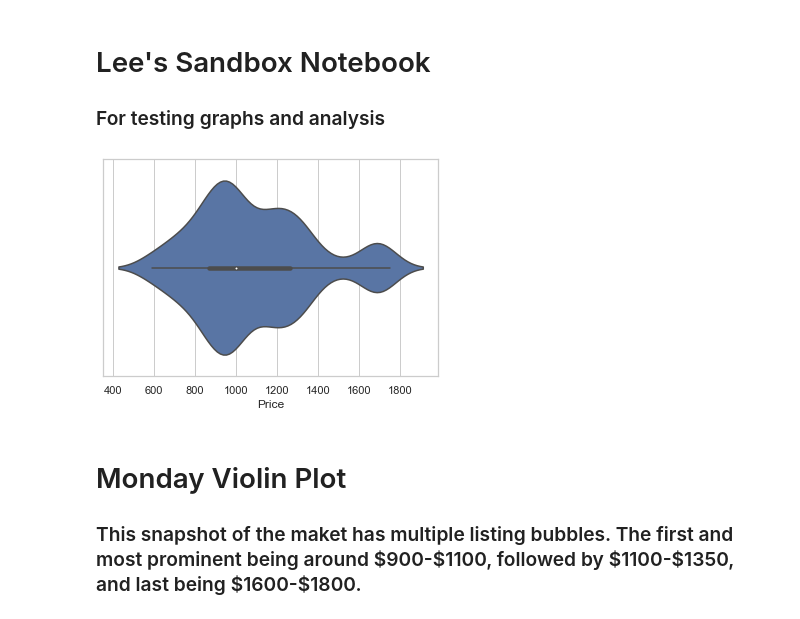
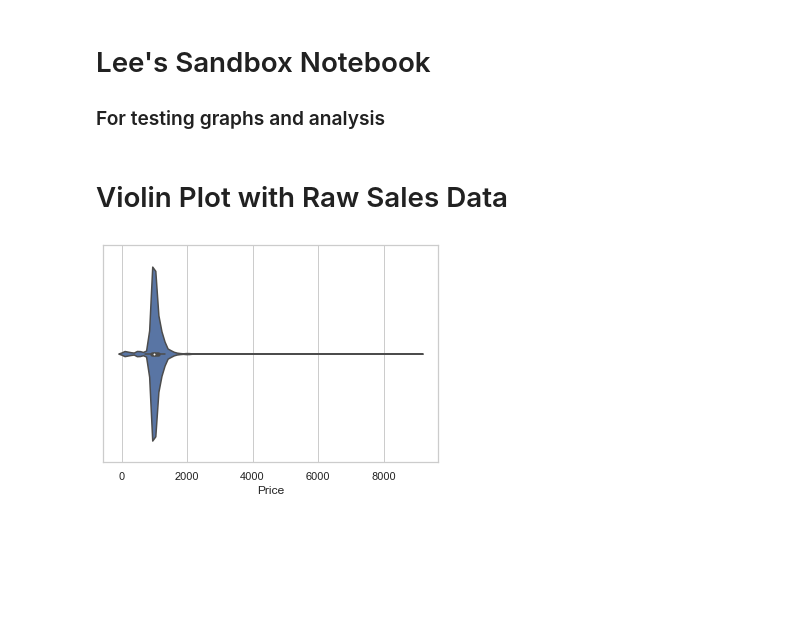
Before and after one commit to GravelBirthstone/Scalper-Project, a Jupyter notebook: sandbox-notebooks/lee-notebook.ipynb, the cells around one changed output. Cells and saved outputs as stored; diff of their text form; code cells hidden in the pictures; blank space fills up the shorter version.

```diff
--- a/sandbox-notebooks/lee-notebook.ipynb
+++ b/sandbox-notebooks/lee-notebook.ipynb
@@ -13,8 +11,8 @@ df_ebay_tuesday = pd.read_csv('../data/ebay_data_tuesday.csv')
+# %% [markdown]
+# Violin Plot with Raw Sales Data
 # %%
 sns.set_theme(style='whitegrid')
-orchestra = sns.violinplot(x=df_ebay_monday['Price'], inner='box')
+df_tues_sold = pd.read_csv('../data/sold_scrape_tuesday.csv')
+orchestra = sns.violinplot(x=df_tues_sold['Price'], inner='box', )
 # %% [output]
-[figure, old version]
+[figure, new version]
-# %% [markdown]
-# Monday Violin Plot
-### This snapshot of the maket has multiple listing bubbles. The first and most prominent being around \$900-\$1100, followed by \$1100-\$1350, and last being \$1600-\$1800.
```
Also changed, not shown: parts of 12 cells of this notebook, 1 other file.
